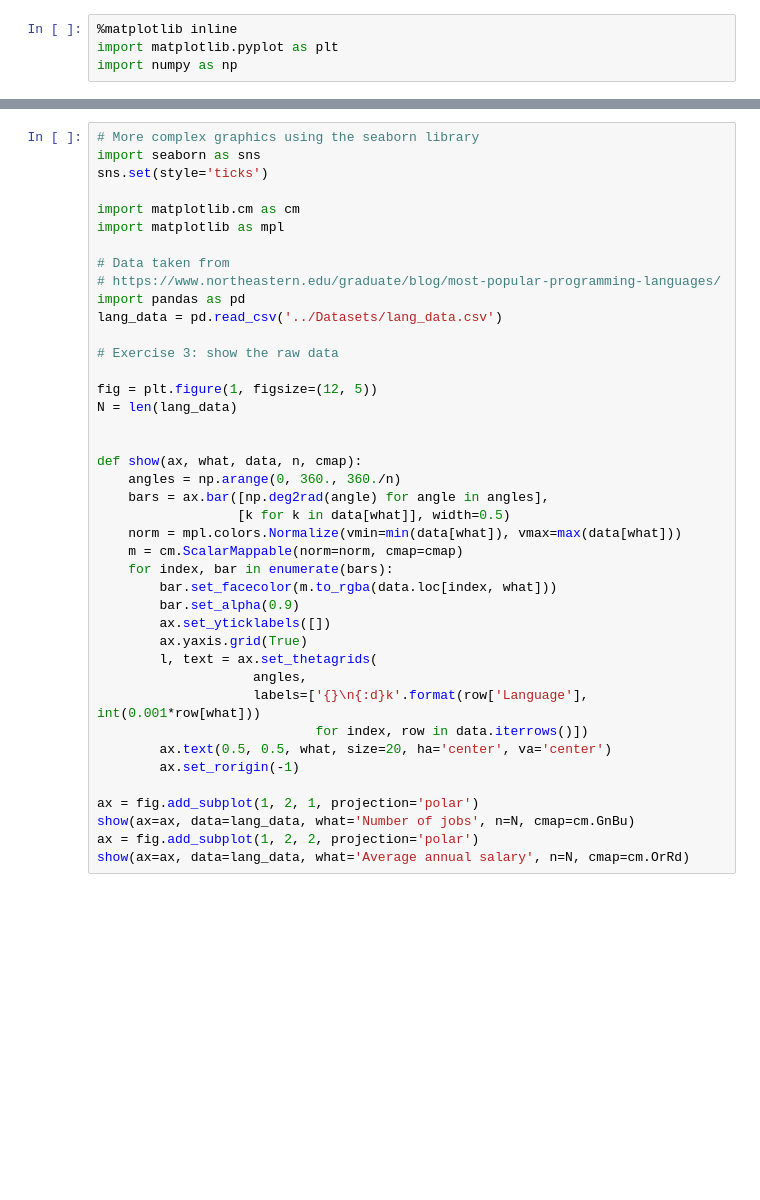
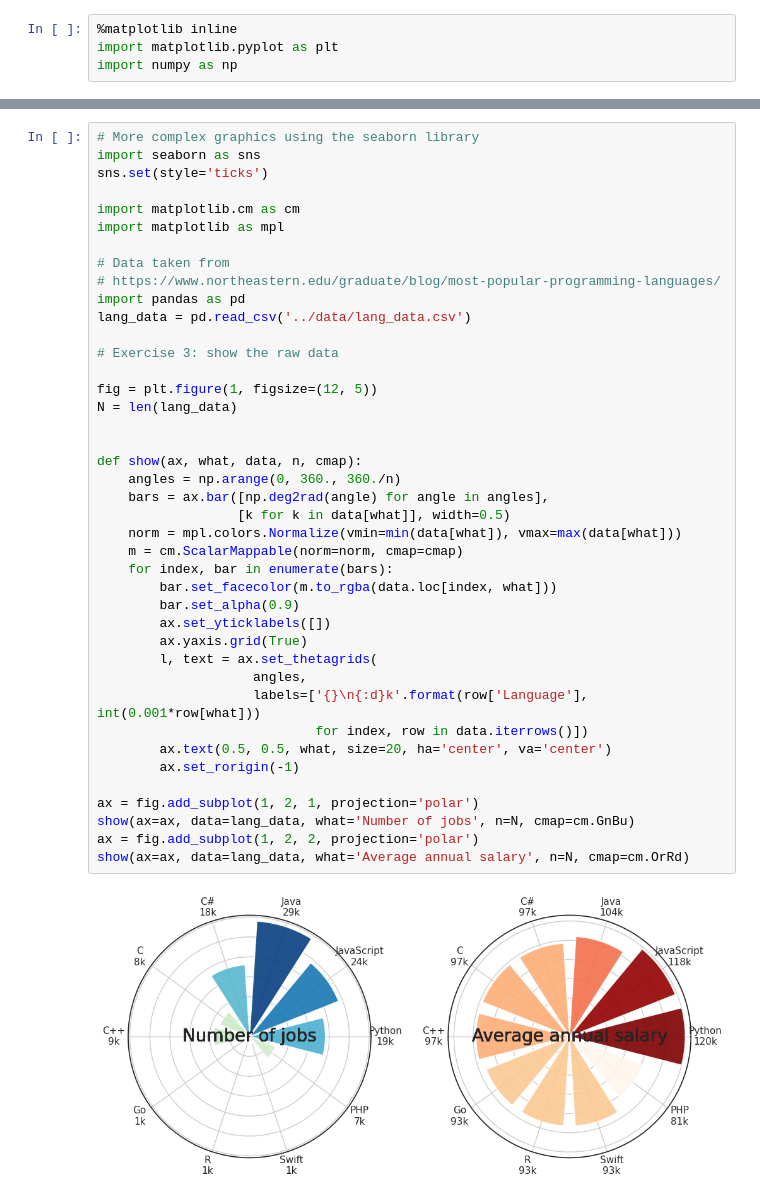
Before and after one commit to hollypacey/OxfordCMPP, a Jupyter notebook: ToolTutorials/MatplotlibExample.ipynb, the cells around one changed output, grey strips where cells are left out. Cells and saved outputs as stored; diff of their text form; blank space fills up the shorter version.

```diff
--- a/ToolTutorials/MatplotlibExample.ipynb
+++ b/ToolTutorials/MatplotlibExample.ipynb
@@ -32,36 +36,38 @@ import matplotlib as mpl
 # Data taken from
 # https://www.northeastern.edu/graduate/blog/most-popular-programming-languages/
 import pandas as pd
-lang_data = pd.read_csv('../Datasets/lang_data.csv')
+lang_data = pd.read_csv('../data/lang_data.csv')
 
 # Exercise 3: show the raw data
 
 fig = plt.figure(1, figsize=(12, 5))
 N = len(lang_data)
 
 
 def show(ax, what, data, n, cmap):
     angles = np.arange(0, 360., 360./n)
     bars = ax.bar([np.deg2rad(angle) for angle in angles],
                   [k for k in data[what]], width=0.5)
     norm = mpl.colors.Normalize(vmin=min(data[what]), vmax=max(data[what]))
     m = cm.ScalarMappable(norm=norm, cmap=cmap)
     for index, bar in enumerate(bars):
         bar.set_facecolor(m.to_rgba(data.loc[index, what]))
         bar.set_alpha(0.9)
         ax.set_yticklabels([])
         ax.yaxis.grid(True)
         l, text = ax.set_thetagrids(
                     angles,
                     labels=['{}\n{:d}k'.format(row['Language'], int(0.001*row[what]))
                             for index, row in data.iterrows()])
         ax.text(0.5, 0.5, what, size=20, ha='center', va='center')
         ax.set_rorigin(-1)
 
 ax = fig.add_subplot(1, 2, 1, projection='polar')
 show(ax=ax, data=lang_data, what='Number of jobs', n=N, cmap=cm.GnBu)
 ax = fig.add_subplot(1, 2, 2, projection='polar')
 show(ax=ax, data=lang_data, what='Average annual salary', n=N, cmap=cm.OrRd)
+# %% [output]
+[figure, added]
 # %%
 # And now trying to add widgets to speed-up/simplify certain tasks
 from ipywidgets import interact, FloatSlider
```
Also changed, not shown: parts of 3 cells of this notebook, 3 other files.
